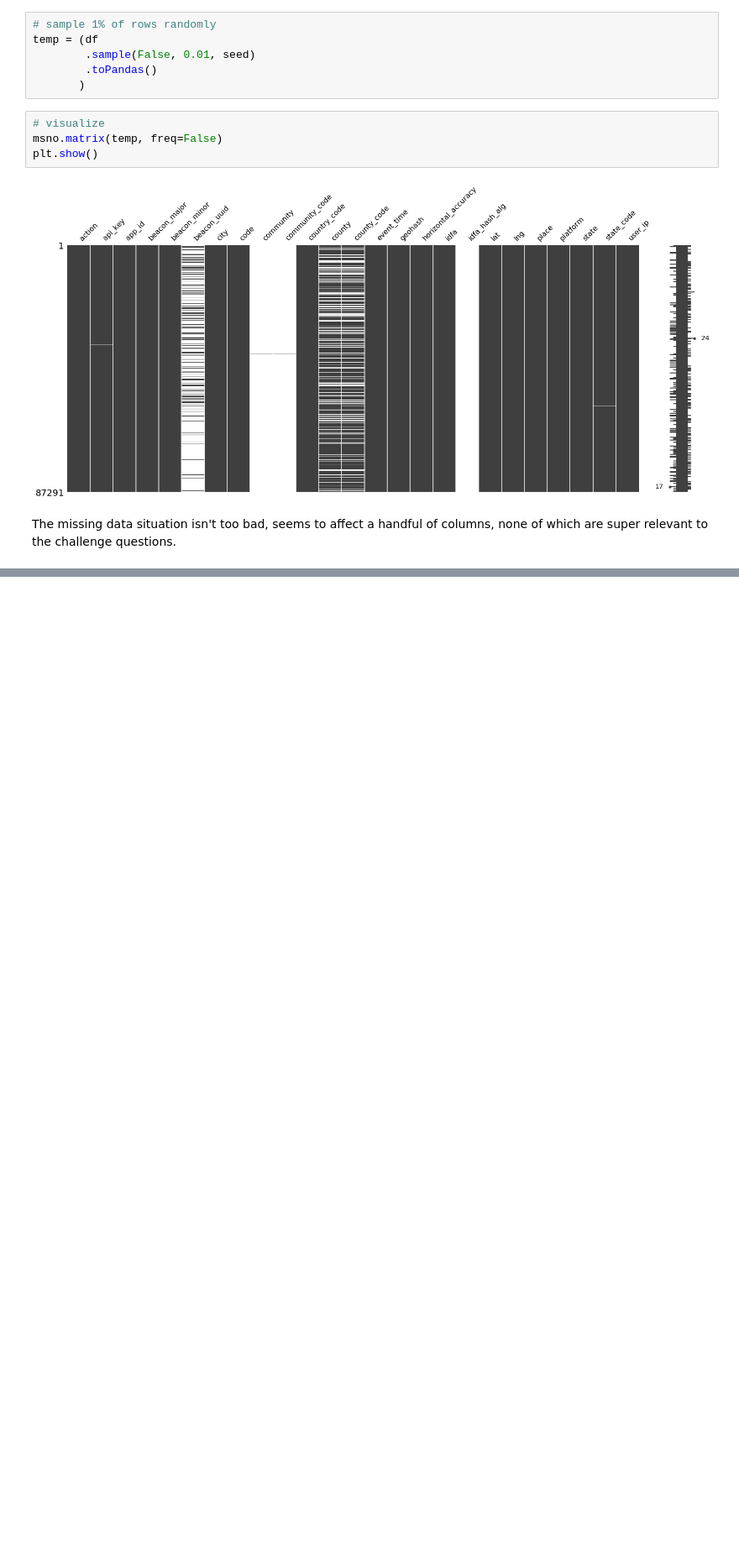
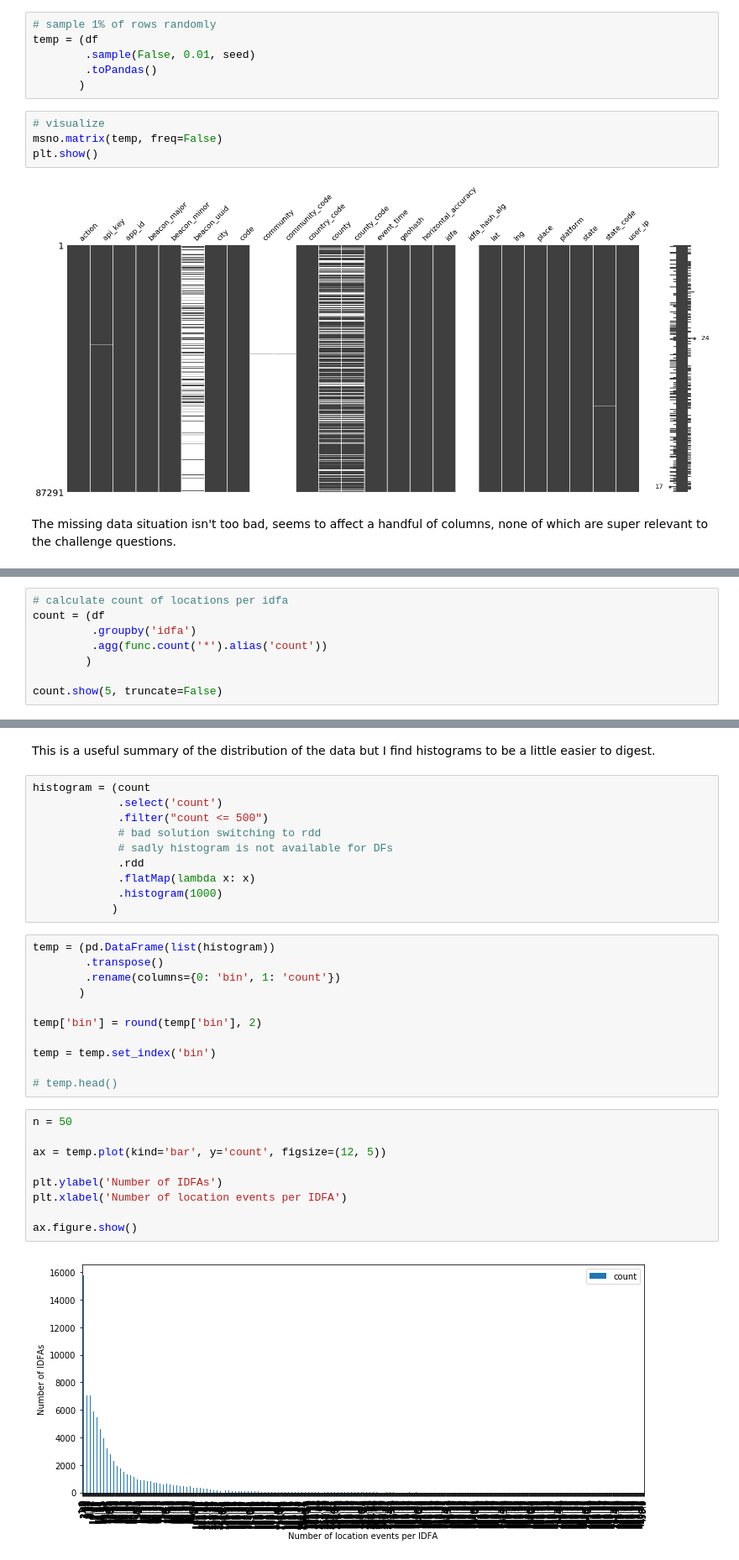
Before and after one commit to fqaiser94/DataEngChallenge, a Jupyter notebook: Freckle Data Engineer Challenge.ipynb, the cells around one changed output, grey strips where cells are left out. Shown at 84% size. Cells and saved outputs as stored; diff of their text form; blank space fills up the shorter version.

Commit message:
location-events per IDFA statistics and histogram

```diff
--- a/Freckle Data Engineer Challenge.ipynb
+++ b/Freckle Data Engineer Challenge.ipynb
@@ -311,0 +327,8 @@ The missing data situation isn't too bad, seems to affect a handful of columns,
+# %%
+# calculate count of locations per idfa
+count = (df
+         .groupby('idfa')
+         .agg(func.count('*').alias('count'))
+        )
+
+count.show(5, truncate=False)
@@ -311,0 +381,34 @@ The missing data situation isn't too bad, seems to affect a handful of columns,
+# %% [markdown]
+This is a useful summary of the distribution of the data but I find histograms to be a little easier to digest.
+# %%
+histogram = (count
+             .select('count')
+             .filter("count <= 500")
+             # bad solution switching to rdd
+             # sadly histogram is not available for DFs
+             .rdd
+             .flatMap(lambda x: x)
+             .histogram(1000)
+            )
+# %%
+temp = (pd.DataFrame(list(histogram))
+        .transpose()
+        .rename(columns={0: 'bin', 1: 'count'})
+       )
+
+temp['bin'] = round(temp['bin'], 2)
+
+temp = temp.set_index('bin')
+
+# temp.head()
+# %%
+n = 50
+
+ax = temp.plot(kind='bar', y='count', figsize=(12, 5))
+
+plt.ylabel('Number of IDFAs')
+plt.xlabel('Number of location events per IDFA')
+
+ax.figure.show()
+# %% [output]
+[figure, added]
```
Also changed, not shown: parts of 6 cells of this notebook.
